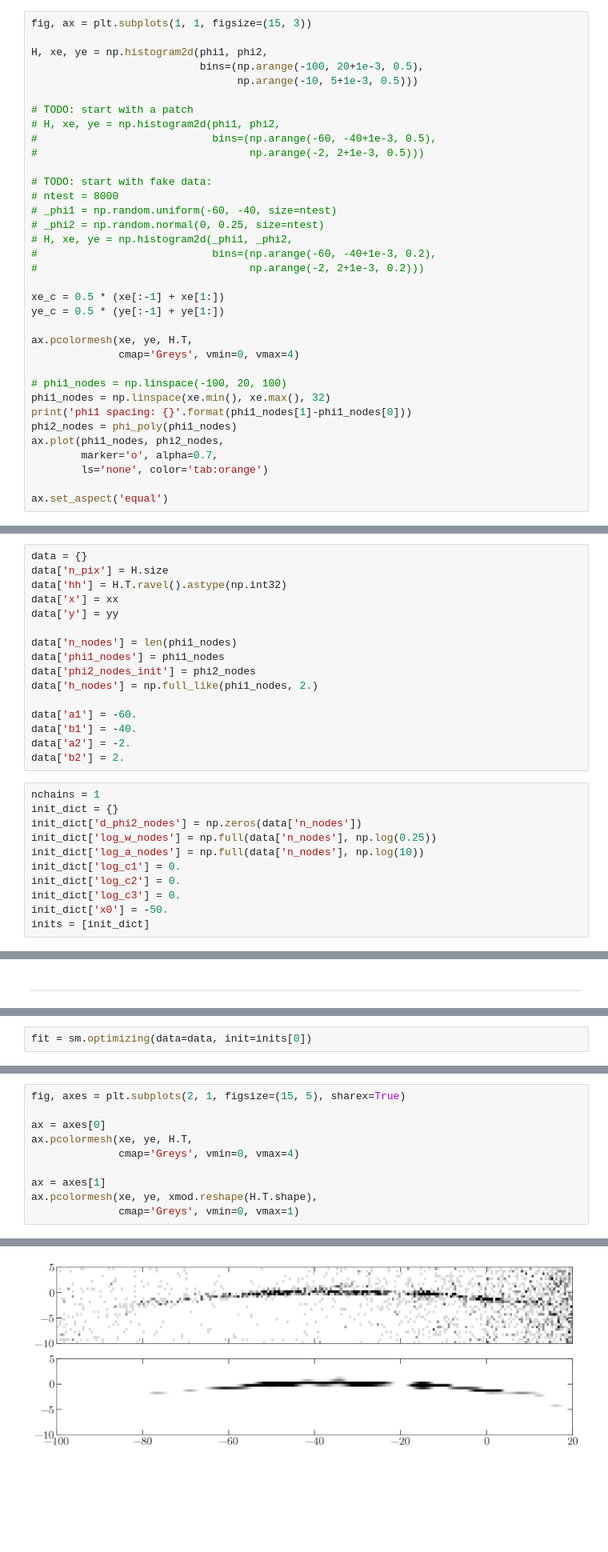
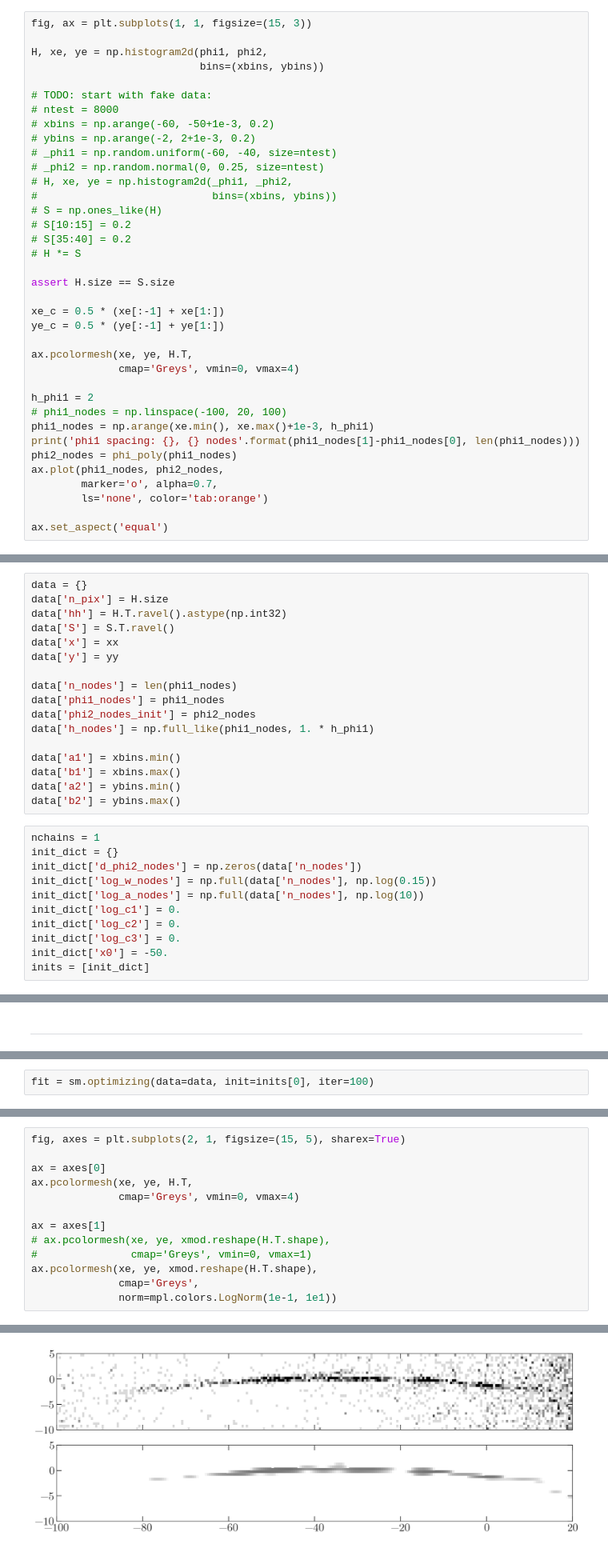
Before and after one commit to adrn/GD1-DR2, a Jupyter notebook: notebooks/Binned-density-model.ipynb, the cells around one changed output, grey strips where cells are left out. Shown at 80% size. Saved outputs shown, nothing was run; the diff lists cells and outputs as text; blank space fills up the shorter version.

```diff
--- a/notebooks/Binned-density-model.ipynb
+++ b/notebooks/Binned-density-model.ipynb
@@ -34,21 +43,22 @@ phi_poly = np.poly1d(np.polyfit(c.phi1.wrap_at(180*u.deg).degree,
 fig, ax = plt.subplots(1, 1, figsize=(15, 3))
 
 H, xe, ye = np.histogram2d(phi1, phi2,
-                           bins=(np.arange(-100, 20+1e-3, 0.5),
-                                 np.arange(-10, 5+1e-3, 0.5)))
-
-# TODO: start with a patch
-# H, xe, ye = np.histogram2d(phi1, phi2,
-#                            bins=(np.arange(-60, -40+1e-3, 0.5),
-#                                  np.arange(-2, 2+1e-3, 0.5)))
+                           bins=(xbins, ybins))
 
 # TODO: start with fake data:
 # ntest = 8000
+# xbins = np.arange(-60, -50+1e-3, 0.2)
+# ybins = np.arange(-2, 2+1e-3, 0.2)
 # _phi1 = np.random.uniform(-60, -40, size=ntest)
 # _phi2 = np.random.normal(0, 0.25, size=ntest)
 # H, xe, ye = np.histogram2d(_phi1, _phi2,
-#                            bins=(np.arange(-60, -40+1e-3, 0.2),
-#                                  np.arange(-2, 2+1e-3, 0.2)))
+#                            bins=(xbins, ybins))
+# S = np.ones_like(H)
+# S[10:15] = 0.2
+# S[35:40] = 0.2
+# H *= S
+
+assert H.size == S.size
 
 xe_c = 0.5 * (xe[:-1] + xe[1:])
 ye_c = 0.5 * (ye[:-1] + ye[1:])
@@ -56,9 +66,10 @@ ye_c = 0.5 * (ye[:-1] + ye[1:])
 ax.pcolormesh(xe, ye, H.T,
               cmap='Greys', vmin=0, vmax=4)
 
+h_phi1 = 2
 # phi1_nodes = np.linspace(-100, 20, 100)
-phi1_nodes = np.linspace(xe.min(), xe.max(), 32)
-print('phi1 spacing: {}'.format(phi1_nodes[1]-phi1_nodes[0]))
+phi1_nodes = np.arange(xe.min(), xe.max()+1e-3, h_phi1)
+print('phi1 spacing: {}, {} nodes'.format(phi1_nodes[1]-phi1_nodes[0], len(phi1_nodes)))
 phi2_nodes = phi_poly(phi1_nodes)
 ax.plot(phi1_nodes, phi2_nodes,
         marker='o', alpha=0.7,
@@ -106,23 +85,24 @@ xx, yy = np.stack(list(map(np.ravel, np.meshgrid(xe_c, ye_c))))
 data = {}
 data['n_pix'] = H.size
 data['hh'] = H.T.ravel().astype(np.int32)
+data['S'] = S.T.ravel()
 data['x'] = xx
 data['y'] = yy
 
 data['n_nodes'] = len(phi1_nodes)
 data['phi1_nodes'] = phi1_nodes
 data['phi2_nodes_init'] = phi2_nodes
-data['h_nodes'] = np.full_like(phi1_nodes, 2.)
+data['h_nodes'] = np.full_like(phi1_nodes, 1. * h_phi1)
 
-data['a1'] = -60.
-data['b1'] = -40.
-data['a2'] = -2.
-data['b2'] = 2.
+data['a1'] = xbins.min()
+data['b1'] = xbins.max()
+data['a2'] = ybins.min()
+data['b2'] = ybins.max()
 # %%
 nchains = 1
 init_dict = {}
 init_dict['d_phi2_nodes'] = np.zeros(data['n_nodes'])
-init_dict['log_w_nodes'] = np.full(data['n_nodes'], np.log(0.25))
+init_dict['log_w_nodes'] = np.full(data['n_nodes'], np.log(0.15))
 init_dict['log_a_nodes'] = np.full(data['n_nodes'], np.log(10))
 init_dict['log_c1'] = 0.
 init_dict['log_c2'] = 0.
@@ -185,2 +118,2 @@ INFO:pystan:COMPILING THE C++ CODE FOR MODEL anon_model_98d3069c6d4d5fbc96f8127f
 # %%
-fit = sm.optimizing(data=data, init=inits[0])
+fit = sm.optimizing(data=data, init=inits[0], iter=100)
@@ -209,16 +189,19 @@ for i in range(data['n_pix']):
 # %%
 fig, axes = plt.subplots(2, 1, figsize=(15, 5), sharex=True)
 
 ax = axes[0]
 ax.pcolormesh(xe, ye, H.T,
               cmap='Greys', vmin=0, vmax=4)
 
 ax = axes[1]
+# ax.pcolormesh(xe, ye, xmod.reshape(H.T.shape),
+#               cmap='Greys', vmin=0, vmax=1)
 ax.pcolormesh(xe, ye, xmod.reshape(H.T.shape),
-              cmap='Greys', vmin=0, vmax=1)
+              cmap='Greys',
+              norm=mpl.colors.LogNorm(1e-1, 1e1))
 # %% [output]
 <matplotlib.collections.QuadMesh at 0x...>
-[figure, old version]
+[figure, new version]
 # %%
 fit = sm.sampling(data=data, algorithm='NUTS',
                   init=inits,
```
Also changed, not shown: parts of 21 cells of this notebook, 3 other files.
